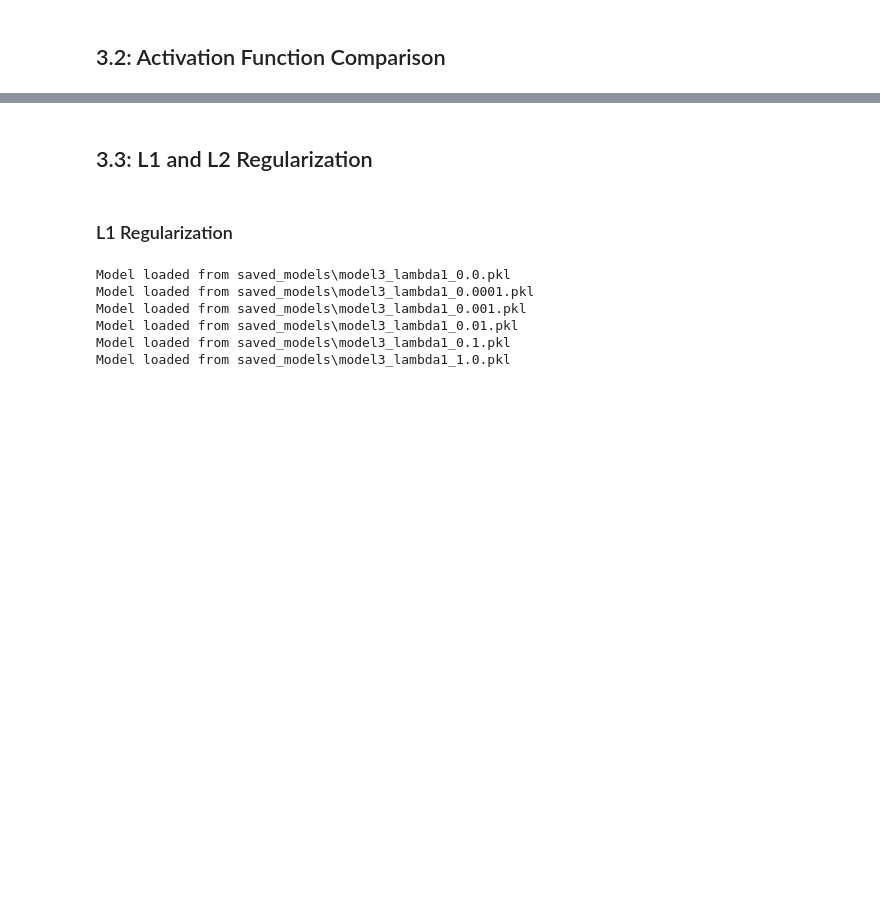
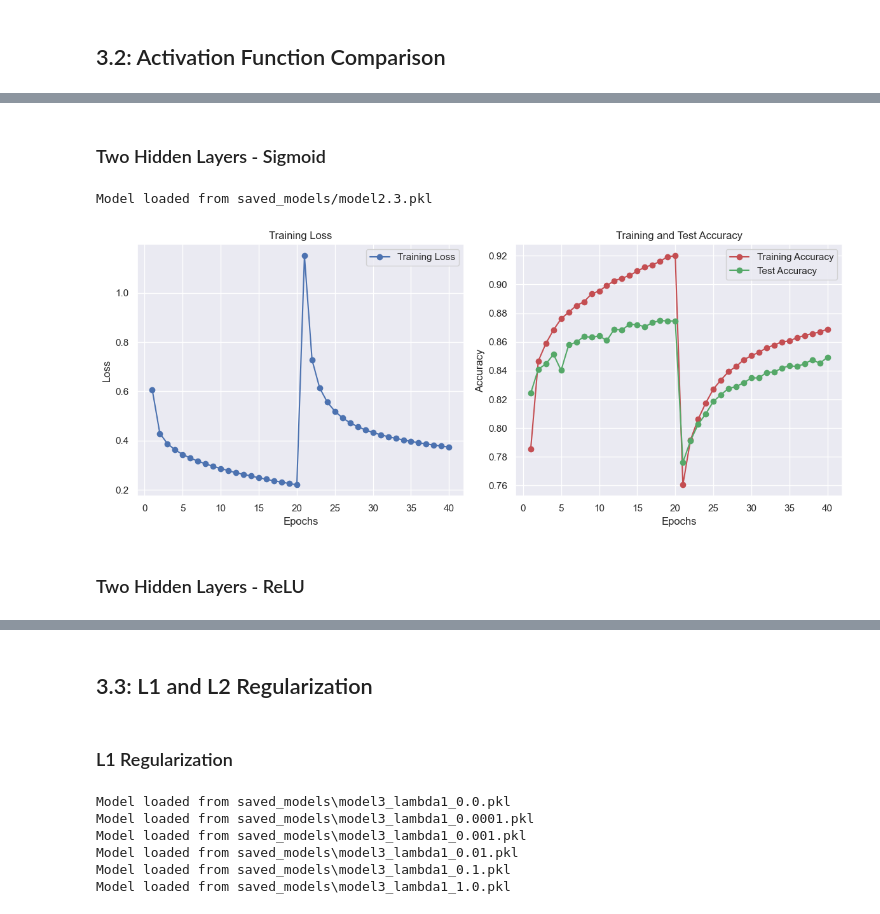
Before and after one commit to NickMilin/COMP551_A3, a Jupyter notebook: COMP551_A3.ipynb, the cells around one changed output, grey strips where cells are left out. Saved outputs shown, nothing was run; the diff lists cells and outputs as text; code cells hidden in the pictures; blank space fills up the shorter version.

```diff
--- a/COMP551_A3.ipynb
+++ b/COMP551_A3.ipynb
@@ -267,0 +230,20 @@ Model saved to saved_models\model2.2.pkl
+# %% [markdown]
+### Two Hidden Layers - Sigmoid
+# %%
+# Copy of model with 2 hidden layers with leaky ReLU activation function
+model3_sigmoid = load_model('model2.3')
+if model3_sigmoid is None:
+    model3_ReLU = load_model('model1.3')
+    if model3_ReLU is not None:
+        model3_sigmoid = copy.deepcopy(model3_ReLU)
+        model3_sigmoid.activation_function = sigmoid()
+        model3_sigmoid.fit(train_loader, test_loader, 0.01, 20)
+        model3_sigmoid.plot_history()
+        save_model(model3_sigmoid, 'model2.3')
+else:
+    model3_sigmoid.plot_history()
+# %% [output]
+Model loaded from saved_models/model2.3.pkl
+[figure, added]
+# %% [markdown]
+### Two Hidden Layers - ReLU
```
Also changed, not shown: parts of 16 cells of this notebook, 6 other files.
